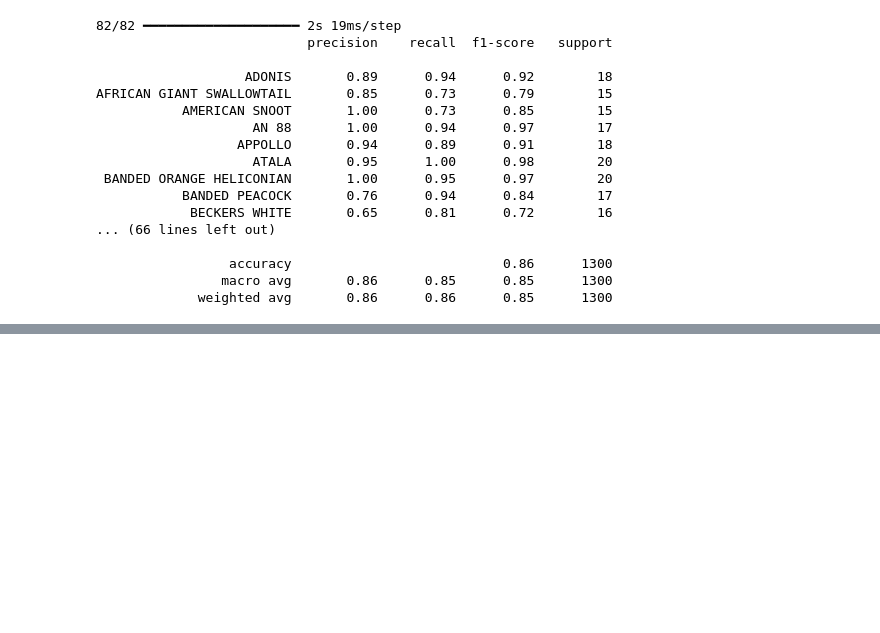
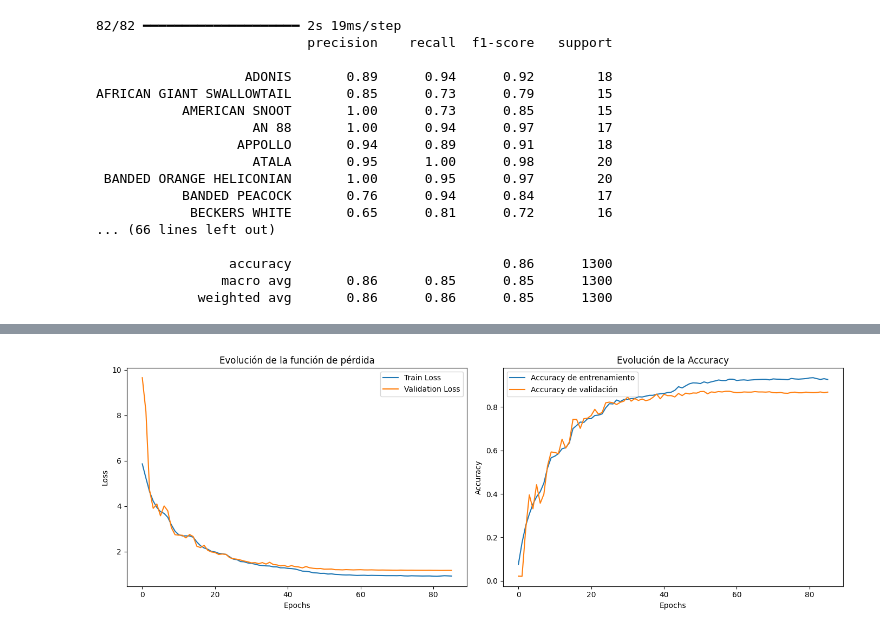
Before and after one commit to PabloSanchez87/DataScience_and_IA, a Jupyter notebook: Notebooks/Daniel/CNN/CNN.ipynb, the cells around one changed output, grey strips where cells are left out. Drawn from its saved outputs; the diff is of its cells as text; code cells hidden in the pictures; blank space fills up the shorter version.

```diff
--- a/Notebooks/Daniel/CNN/CNN.ipynb
+++ b/Notebooks/Daniel/CNN/CNN.ipynb
@@ -333,0 +579,84 @@ AFRICAN GIANT SWALLOWTAIL       0.85      0.73      0.79        15
+# %%
+# batch_size = 32
+model = tf.keras.models.Sequential([
+    tf.keras.layers.Input(shape=(224, 224, 3)),
+
+    # Bloque 1
+    tf.keras.layers.Conv2D(32, (3, 3), activation='relu', padding='same', kernel_regularizer=regularizers.l2(0.001)),
+    tf.keras.layers.BatchNormalization(),
+    tf.keras.layers.Conv2D(32, (3, 3), activation='relu', padding='same', kernel_regularizer=regularizers.l2(0.001)),
+    tf.keras.layers.BatchNormalization(),
+    tf.keras.layers.MaxPooling2D((2, 2)),
+    tf.keras.layers.Dropout(0.2),
+
+    # Bloque 2
+    tf.keras.layers.Conv2D(64, (3, 3), activation='relu', padding='same',kernel_regularizer=regularizers.l2(0.001)),
+    tf.keras.layers.BatchNormalization(),
+    tf.keras.layers.Conv2D(64, (3, 3), activation='relu', padding='same', kernel_regularizer=regularizers.l2(0.001)),
+    tf.keras.layers.BatchNormalization(),
+    tf.keras.layers.MaxPooling2D((2, 2)),
+    tf.keras.layers.Dropout(0.3),
+
+    # Bloque 3
+    tf.keras.layers.Conv2D(128, (3, 3), activation='relu', padding='same', kernel_regularizer=regularizers.l2(0.001)),
+    tf.keras.layers.BatchNormalization(),
+    tf.keras.layers.Conv2D(128, (3, 3), activation='relu', padding='same', kernel_regularizer=regularizers.l2(0.001)),
+    tf.keras.layers.BatchNormalization(),
+    tf.keras.layers.MaxPooling2D((2, 2)),
+    tf.keras.layers.Dropout(0.4),
+
+    # Bloque 4
+    tf.keras.layers.Conv2D(256, (3, 3), activation='relu', padding='same', kernel_regularizer=regularizers.l2(0.001)),
+    tf.keras.layers.BatchNormalization(),
+    tf.keras.layers.Conv2D(256, (3, 3), activation='relu', padding='same', kernel_regularizer=regularizers.l2(0.001)),
+    tf.keras.layers.BatchNormalization(),
+    tf.keras.layers.MaxPooling2D((2, 2)),
+    tf.keras.layers.Dropout(0.4),
+
+    # Global pooling
+    # tf.keras.layers.GlobalAveragePooling2D(),
+    tf.keras.layers.Flatten(),
+
+
+    # Capa densa
+    tf.keras.layers.Dense(256, activation='relu', kernel_regularizer=regularizers.l2(0.001)),
+    tf.keras.layers.BatchNormalization(),
+    tf.keras.layers.Dropout(0.3),
+
+    # Capa de salida
+    tf.keras.layers.Dense(num_clases, activation='softmax')
+])
+
+# Flatten para conectar con las capas densas
+# tf.keras.layers.Flatten(),
+
+optimizer = tf.keras.optimizers.Adam(learning_rate=1e-3, amsgrad=True)
+model.compile(optimizer=optimizer,
+              loss='categorical_crossentropy',
+              metrics=['accuracy'])
+
+# Entrenamos el modelo
+early_stop = EarlyStopping(
+    monitor='val_loss',  # o 'val_accuracy'
+    patience=3,          # número de épocas que espera sin mejora
+    restore_best_weights=True
+)
+
+reduce_lr = ReduceLROnPlateau(
+    monitor='val_loss',
+    factor=0.5,
+    patience=2,
+    verbose=1,
+    min_lr=1e-7
+)
+
+history = model.fit(
+    train_generator,
+    validation_data=val_generator,
+    epochs=150,
+    callbacks=[early_stop, reduce_lr]
+)
+
+
+plot_training_history(history)
+# %% [output]
@@ -333,0 +680 @@ AFRICAN GIANT SWALLOWTAIL       0.85      0.73      0.79        15
+[figure, added]
```
Also changed, not shown: parts of 14 cells of this notebook, 3 other files.
